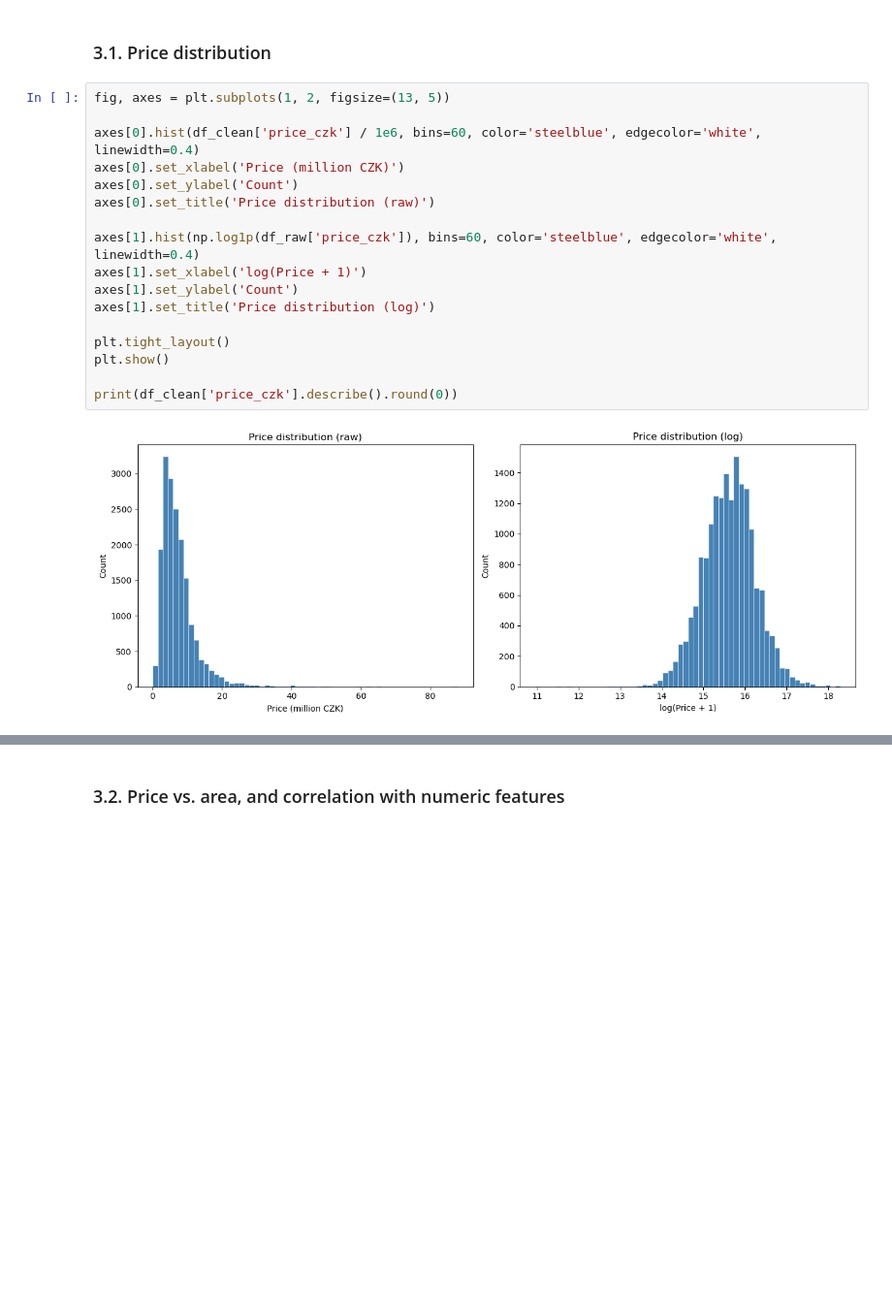
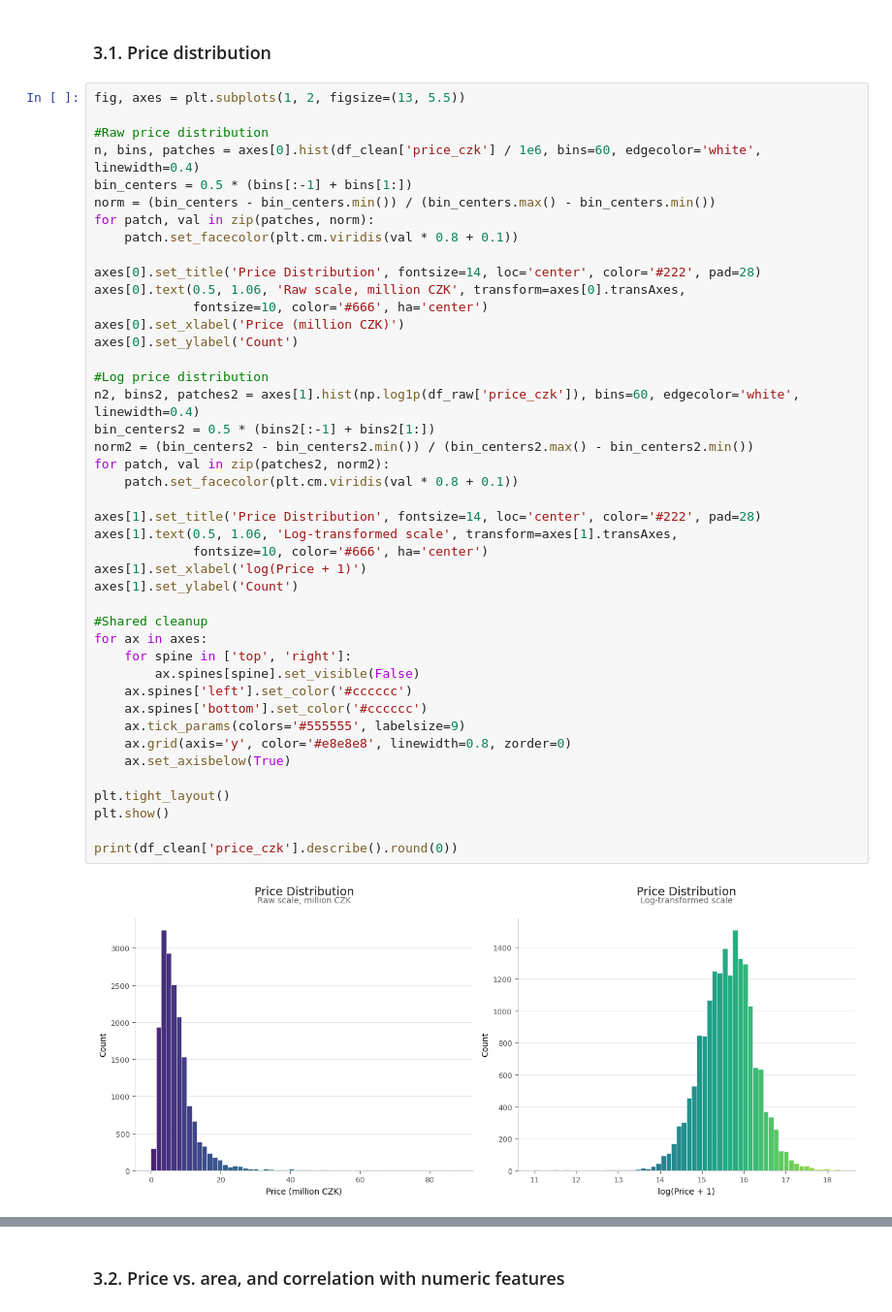
Before and after one commit to akorablov/house_price_prediction, a Jupyter notebook: house_price_cz.ipynb, the cells around one changed output, grey strips where cells are left out. Shown at 97% size. Cells and saved outputs as stored; diff of their text form; blank space fills up the shorter version.

```diff
--- a/house_price_cz.ipynb
+++ b/house_price_cz.ipynb
@@ -184,24 +184,50 @@ Cleaned dataset shape: (17757, 24)
 # %% [markdown]
 ### 3.1. Price distribution
 # %%
-fig, axes = plt.subplots(1, 2, figsize=(13, 5))
+fig, axes = plt.subplots(1, 2, figsize=(13, 5.5))
 
-axes[0].hist(df_clean['price_czk'] / 1e6, bins=60, color='steelblue', edgecolor='white', linewidth=0.4)
+#Raw price distribution
+n, bins, patches = axes[0].hist(df_clean['price_czk'] / 1e6, bins=60, edgecolor='white', linewidth=0.4)
+bin_centers = 0.5 * (bins[:-1] + bins[1:])
+norm = (bin_centers - bin_centers.min()) / (bin_centers.max() - bin_centers.min())
+for patch, val in zip(patches, norm):
+    patch.set_facecolor(plt.cm.viridis(val * 0.8 + 0.1))
+
+axes[0].set_title('Price Distribution', fontsize=14, loc='center', color='#222', pad=28)
+axes[0].text(0.5, 1.06, 'Raw scale, million CZK', transform=axes[0].transAxes,
+             fontsize=10, color='#666', ha='center')
 axes[0].set_xlabel('Price (million CZK)')
 axes[0].set_ylabel('Count')
-axes[0].set_title('Price distribution (raw)')
 
-axes[1].hist(np.log1p(df_raw['price_czk']), bins=60, color='steelblue', edgecolor='white', linewidth=0.4)
+#Log price distribution
+n2, bins2, patches2 = axes[1].hist(np.log1p(df_raw['price_czk']), bins=60, edgecolor='white', linewidth=0.4)
+bin_centers2 = 0.5 * (bins2[:-1] + bins2[1:])
+norm2 = (bin_centers2 - bin_centers2.min()) / (bin_centers2.max() - bin_centers2.min())
+for patch, val in zip(patches2, norm2):
+    patch.set_facecolor(plt.cm.viridis(val * 0.8 + 0.1))
+
+axes[1].set_title('Price Distribution', fontsize=14, loc='center', color='#222', pad=28)
+axes[1].text(0.5, 1.06, 'Log-transformed scale', transform=axes[1].transAxes,
+             fontsize=10, color='#666', ha='center')
 axes[1].set_xlabel('log(Price + 1)')
 axes[1].set_ylabel('Count')
-axes[1].set_title('Price distribution (log)')
+
+#Shared cleanup
+for ax in axes:
+    for spine in ['top', 'right']:
+        ax.spines[spine].set_visible(False)
+    ax.spines['left'].set_color('#cccccc')
+    ax.spines['bottom'].set_color('#cccccc')
+    ax.tick_params(colors='#555555', labelsize=9)
+    ax.grid(axis='y', color='#e8e8e8', linewidth=0.8, zorder=0)
+    ax.set_axisbelow(True)
 
 plt.tight_layout()
 plt.show()
 
 print(df_clean['price_czk'].describe().round(0))
 # %% [output]
-[figure, old version]
+[figure, new version]
 count       17757.0
 mean      7386380.0
 std       5483804.0
```
Also changed, not shown: parts of 8 cells of this notebook.
